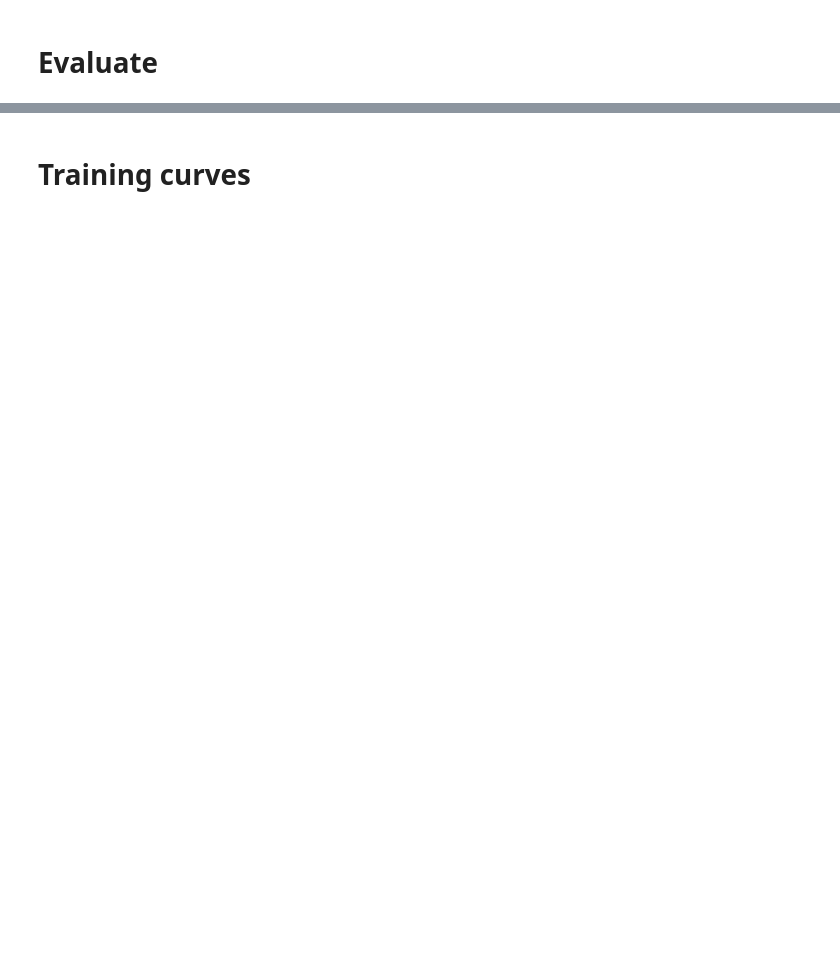
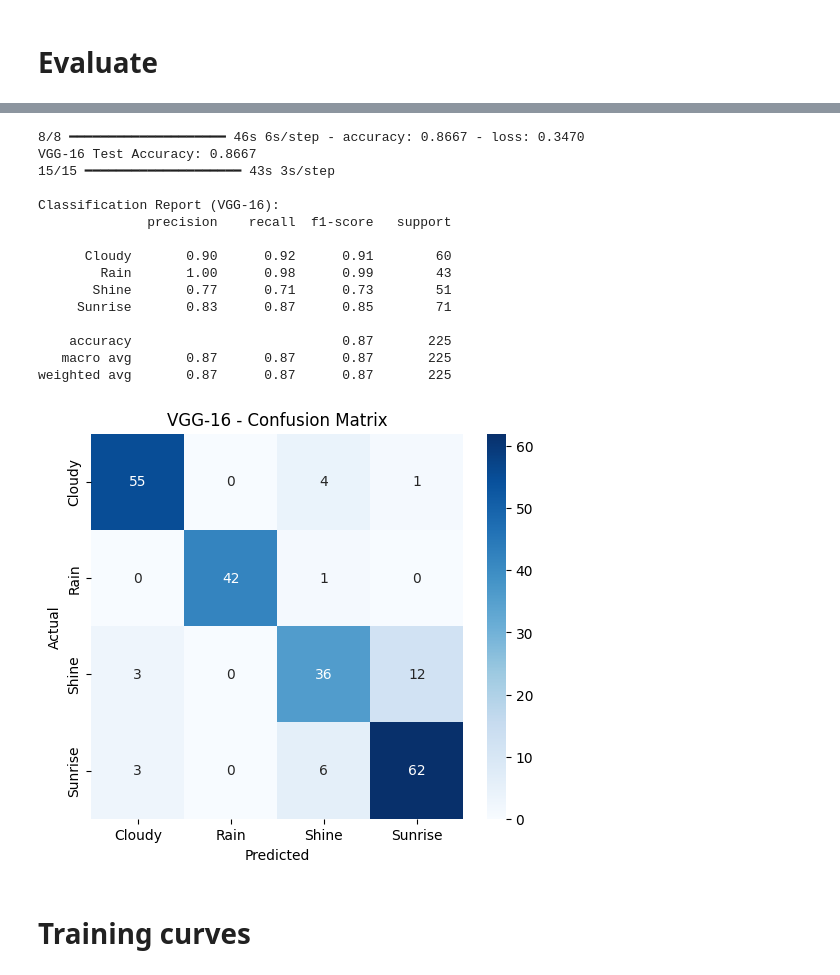
Before and after one commit to R-Anand123/Computer_vision, a Jupyter notebook: Computervision_project.ipynb, the cells around one changed output, grey strips where cells are left out. Saved outputs shown, nothing was run; the diff lists cells and outputs as text; code cells hidden in the pictures; blank space fills up the shorter version.

```diff
--- a/Computervision_project.ipynb
+++ b/Computervision_project.ipynb
@@ -91,0 +158,9 @@ model = Sequential([
+# %%
+vgg_model.compile(optimizer='adam', loss='categorical_crossentropy', metrics=['accuracy'])
+
+vgg_history = vgg_model.fit(
+    X_train, y_train,
+    validation_data=(X_test, y_test),
+    epochs=5,
+    batch_size=16
+)
@@ -94,2 +215,36 @@ model = Sequential([
+# %%
+vgg_loss, vgg_accuracy = vgg_model.evaluate(X_test, y_test)
+print(f"VGG-16 Test Accuracy: {vgg_accuracy:.4f}")
+
+y_pred_vgg = np.argmax(vgg_model.predict(X_test, batch_size=16), axis=1)
+
+print("\nClassification Report (VGG-16):")
+print(classification_report(y_true, y_pred_vgg, target_names=label_encoder.classes_))
+
+cm_vgg = confusion_matrix(y_true, y_pred_vgg)
+plt.figure(figsize=(6, 5))
+sns.heatmap(cm_vgg, annot=True, fmt='d', cmap='Blues',
+            xticklabels=label_encoder.classes_, yticklabels=label_encoder.classes_)
+plt.title("VGG-16 - Confusion Matrix")
+plt.xlabel("Predicted")
+plt.ylabel("Actual")
+plt.show()
+# %% [output]
+8/8 ━━━━━━━━━━━━━━━━━━━━ 46s 6s/step - accuracy: 0.8667 - loss: 0.3470
+VGG-16 Test Accuracy: 0.8667
+15/15 ━━━━━━━━━━━━━━━━━━━━ 43s 3s/step
+
+Classification Report (VGG-16):
+              precision    recall  f1-score   support
+
+      Cloudy       0.90      0.92      0.91        60
+        Rain       1.00      0.98      0.99        43
+       Shine       0.77      0.71      0.73        51
+     Sunrise       0.83      0.87      0.85        71
+
+    accuracy                           0.87       225
+   macro avg       0.87      0.87      0.87       225
+weighted avg       0.87      0.87      0.87       225
+[figure, added]
 # %% [markdown]
 # Training curves
```
Also changed, not shown: parts of 9 cells of this notebook.
